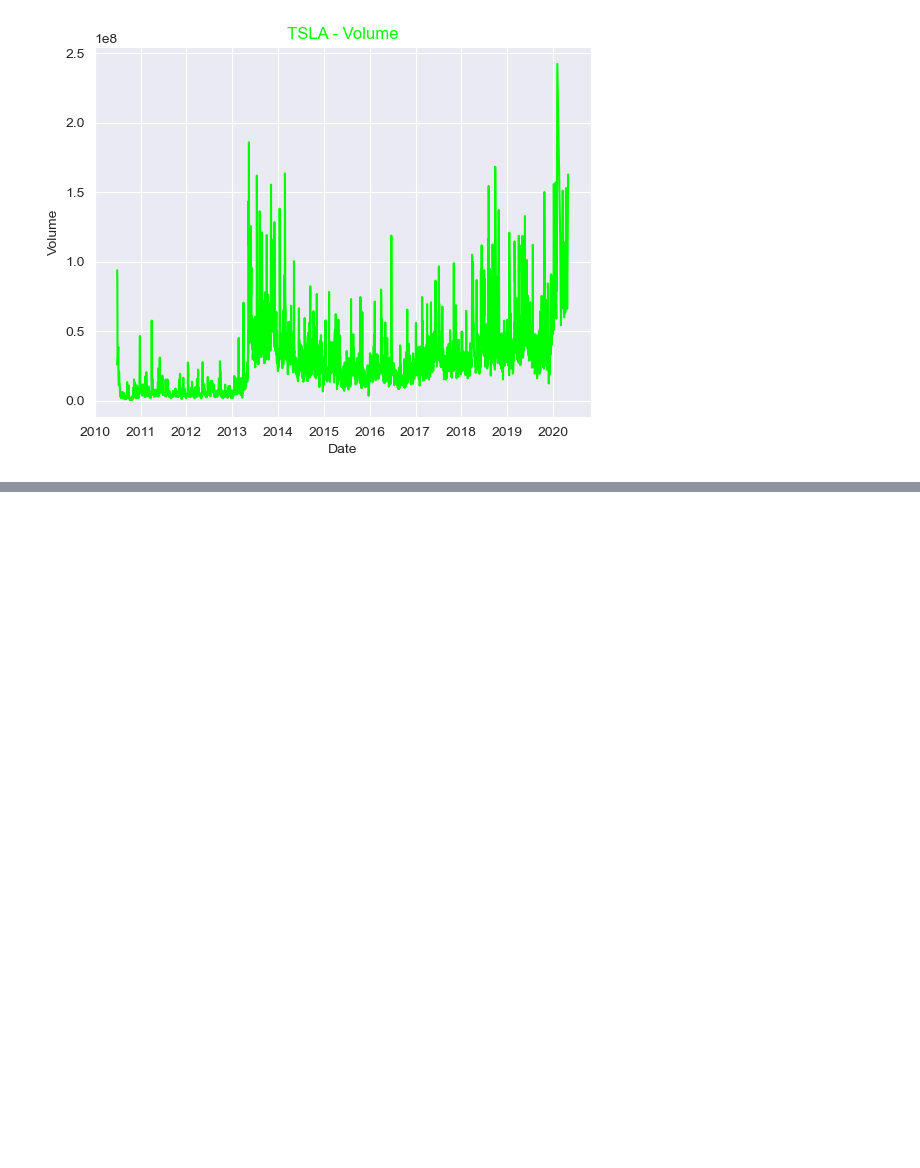
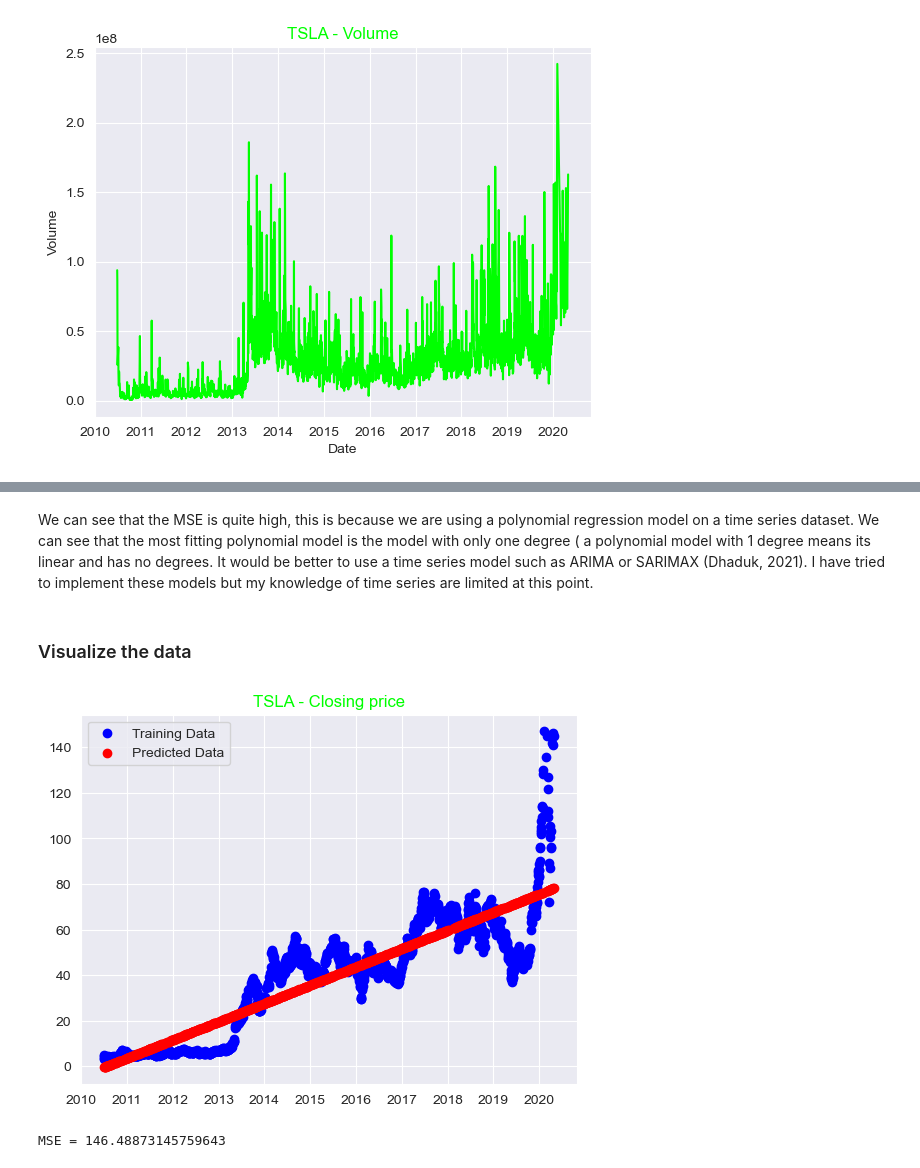
Before and after one commit to rasmusjs/DAVE3625-1-23H-Intro-To-AI-Assignment-2, a Jupyter notebook: main.ipynb, the cells around one changed output, grey strips where cells are left out. Saved outputs shown, nothing was run; the diff lists cells and outputs as text; code cells hidden in the pictures; blank space fills up the shorter version.

Commit message:
Went back to polynomial regression, wrote readme and made a simple TSLA-Predicter.py

```diff
--- a/main.ipynb
+++ b/main.ipynb
@@ -187,16 +145,0 @@ for i in range(len(y)):
-# %%
-plt.figure(figsize=(32, 16))
-plt.plot(test_data.index, y, color="red", label="Real closing price")
-plt.plot(test_data.index, predictions, color='blue', label='Predicted closing price')
-plt.title('TSLA Stock Price Prediction')
-plt.xlabel('Time')
-plt.ylabel('TSLA Stock Price')
-plt.show()
-
-# report performance
-mse = mean_squared_error(y, predictions)
-print('MSE: ' + str(mse))
-mae = mean_absolute_error(y, predictions)
-print('MAE: ' + str(mae))
-rmse = np.sqrt(mean_squared_error(y, predictions))
-print('RMSE: ' + str(rmse))
@@ -208,7 +145,0 @@ RMSE: 2.7406532836188062
-# %%
-model_fit = model.fit()
-# Predict
-print(model_fit.forecast()[0])
-
-filename = "TSLA.cc"
-pickle.dump(model, open(filename, 'wb'))
@@ -216,0 +146,6 @@ pickle.dump(model, open(filename, 'wb'))
+# %%
+X = pd.DataFrame(df['Date'])  #Date
+y = pd.DataFrame(df['Close'])  #Close
+
+# Split the data into training/testing sets
+X_train, X_test, y_train, y_test = train_test_split(X, y, test_size=0.33, random_state=0)
@@ -216,0 +206,2 @@ pickle.dump(model, open(filename, 'wb'))
+# %% [markdown]
+We can see that the MSE is quite high, this is because we are using a polynomial regression model on a time series dataset. We can see that the most fitting polynomial model is the model with only one degree ( a polynomial model with 1 degree means its linear and has no degrees. It would be better to use a time series model such as ARIMA or SARIMAX (Dhaduk, 2021). I have tried to implement these models but my knowledge of time series are limited at this point.
@@ -216,0 +212,13 @@ pickle.dump(model, open(filename, 'wb'))
+# %% [markdown]
+### Visualize the data
+# %%
+plt.scatter(X_train, y_train, label='Training Data', color='blue')
+plt.scatter(X_test, y_poly_pred, label='Predicted Data', color='red')
+plt.title("TSLA - Closing price", color='lime')
+plt.legend()
+plt.show()
+
+print("MSE = " + str(mse))
+# %% [output]
+[figure, added]
+MSE = 146.48873145759643
```
Also changed, not shown: parts of 15 cells of this notebook, 8 other files.
